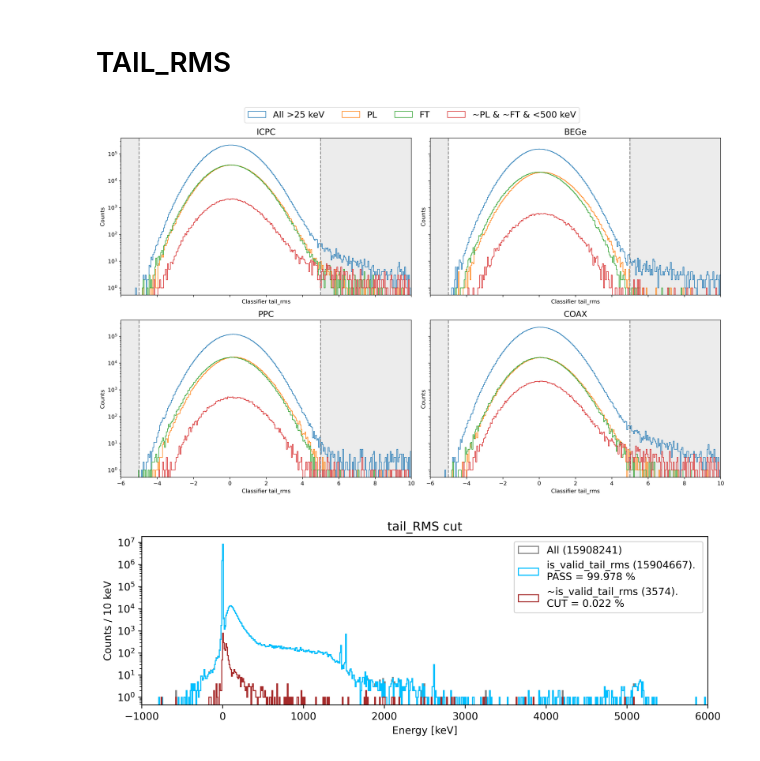
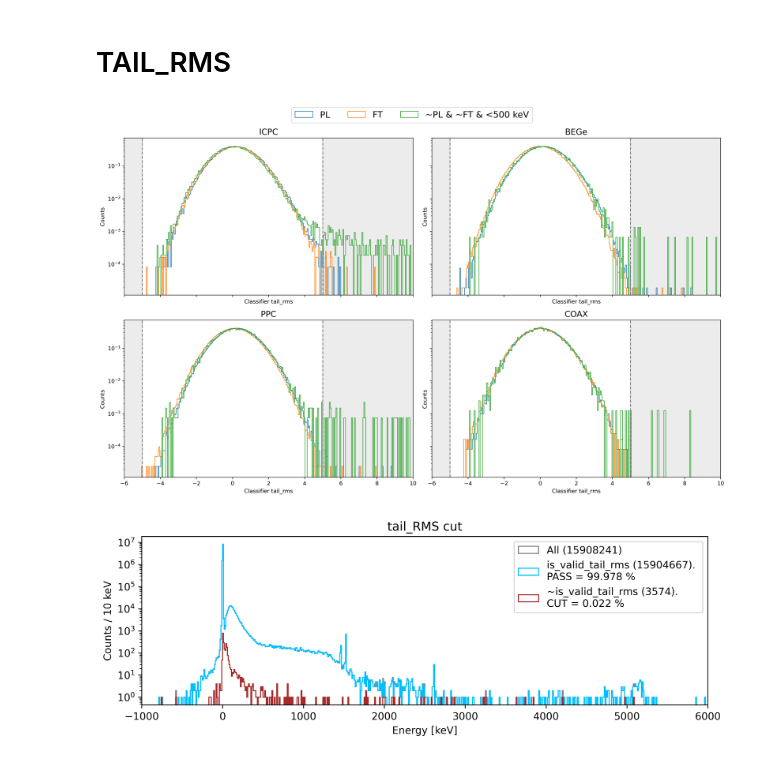
Before and after one commit to RitaF00/Low_Energy_QC, a Jupyter notebook: Baseline/r000-r001.ipynb, the cells around one changed output. Cells and saved outputs as stored; diff of their text form; code cells hidden in the pictures.

```diff
--- a/Baseline/r000-r001.ipynb
+++ b/Baseline/r000-r001.ipynb
@@ -233,7 +211,7 @@ bl_slope
 # %%
 #single_plot(df_all,params[0] , title = "All ge waveforms", cmax = 6)
 # %%
-dfs = [df_icpc, df_bege, df_ppc, df_icpc]
+dfs = [df_icpc, df_bege, df_ppc, df_coax]
 titles = ["ICPC", "BEGe", "PPC", "COAX"]
 
 par = "bl_slope"
@@ -375,11 +353,11 @@ plt.yscale('log')
 # %% [markdown]
 # BL_SLOPE_RMS
 # %%
-dfs = [df_icpc, df_bege, df_ppc, df_icpc]
+dfs = [df_icpc, df_bege, df_ppc, df_coax]
 titles = ["ICPC", "BEGe", "PPC", "COAX"]
 
 par = "bl_slope_rms"
-cmax = 10
+cmax = 200
 
 fig, axes = plt.subplots(
     2, 2,
@@ -518,7 +496,7 @@ plt.yscale('log')
 # %% [markdown]
 # TAIL_RMS
 # %%
-dfs = [df_icpc, df_bege, df_ppc, df_icpc]
+dfs = [df_icpc, df_bege, df_ppc, df_coax]
 titles = ["ICPC", "BEGe", "PPC", "COAX"]
 
 par = "tail_rms"
@@ -556,7 +534,7 @@ for ax, data, title in zip(axes, dfs, titles):
 
     cmin = -6
     bins = 300
-
+    '''
 
     ax.hist(
         classifier[m_qc],
@@ -565,12 +543,13 @@ for ax, data, title in zip(axes, dfs, titles):
         histtype="step",
         label="All >25 keV"
     )
-
+    '''
     ax.hist(
         classifier[m_pl],
         bins=bins,
         range=(cmin, cmax),
         histtype="step",
+        density = True,
         label="PL"
     )
 
@@ -579,37 +558,39 @@ for ax, data, title in zip(axes, dfs, titles):
         bins=bins,
         range=(cmin, cmax),
         histtype="step",
+        density = True,
         label="FT"
     )
 
     ax.hist(
         classifier[m_clean],
         bins=bins,
         range=(cmin, cmax),
         histtype="step",
+        density = True,
         label="~PL & ~FT & <500 keV"
     )
 
     ax.axvspan(-25, -5, color="grey", alpha=0.15)
     ax.axvspan(5, cmax, color="grey", alpha=0.15)
 
     ax.axvline(-5, ls="--", color="grey")
     ax.axvline(5, ls="--", color="grey")
 
     ax.set_yscale("log")
     ax.set_xlim(cmin, cmax)
 
     ax.set_title(title, fontsize = 15)
     ax.set_xlabel("Classifier tail_rms")
     ax.set_ylabel("Counts")
 
 handles, labels = axes[0].get_legend_handles_labels()
 fig.legend(handles, labels, loc="upper center", ncol=4,  fontsize = 16)
 
 plt.tight_layout(rect=[0, 0, 1, 0.95])
 plt.show()
 # %% [output]
-[figure, old version]
+[figure, new version]
 # %%
 ene_all_list = []
 ene_valid_all = []
```
Also changed, not shown: parts of 8 cells of this notebook.
